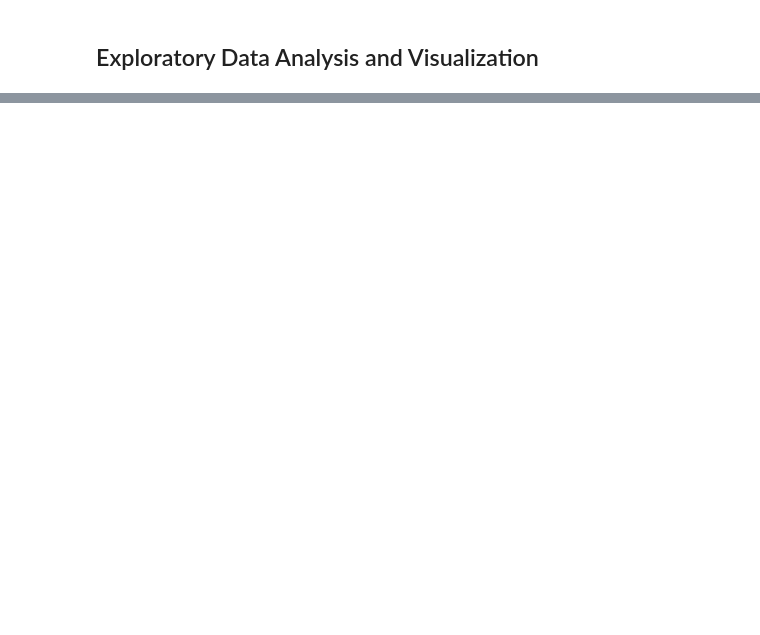
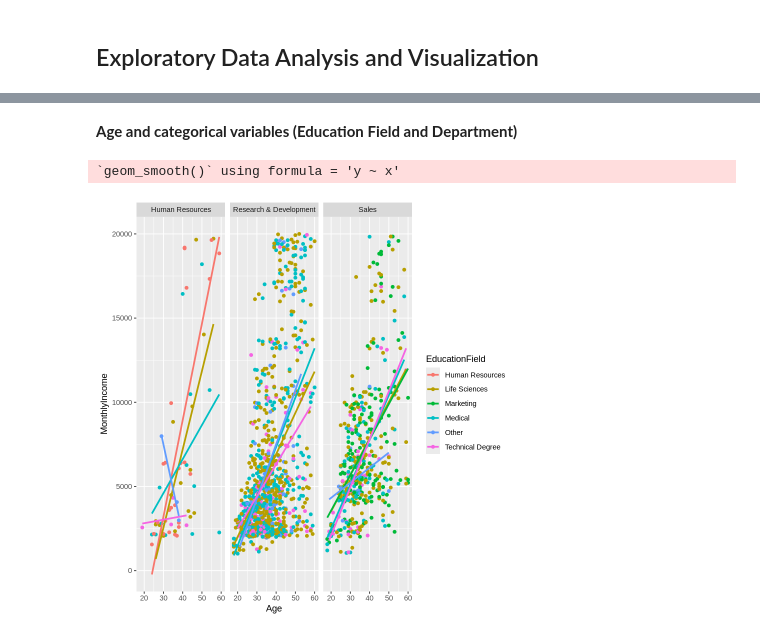
Before and after one commit to yoonha315/Project-Summary, a Jupyter notebook: Analyzing Human Resources Data for Predictive Modelling and Insights.ipynb, the cells around one changed output, grey strips where cells are left out. Saved outputs shown, nothing was run; the diff lists cells and outputs as text; code cells hidden in the pictures; blank space fills up the shorter version.

```diff
--- a/Analyzing Human Resources Data for Predictive Modelling and Insights.ipynb
+++ b/Analyzing Human Resources Data for Predictive Modelling and Insights.ipynb
@@ -123,0 +111,5 @@ NameError: name 'pd' is not defined
+# %%
+wrangle_data <- data %>%
+  select(MonthlyIncome, Age, JobLevel, TotalWorkingYears, Department, EducationField) %>%
+  na.omit()
+head(wrangle_data)
@@ -123,0 +165,10 @@ NameError: name 'pd' is not defined
+# %% [markdown]
+**Age and categorical variables (Education Field and Department)**
+# %%
+ggplot(wrangle_data, aes(y = MonthlyIncome, x = Age, color = EducationField)) +
+  geom_point() +
+  geom_smooth(method = "lm", se = FALSE) +
+  facet_wrap(~Department)
+# %% [output]
+`geom_smooth()` using formula = 'y ~ x'
+[figure, added]
```
Also changed, not shown: parts of 36 cells of this notebook.
